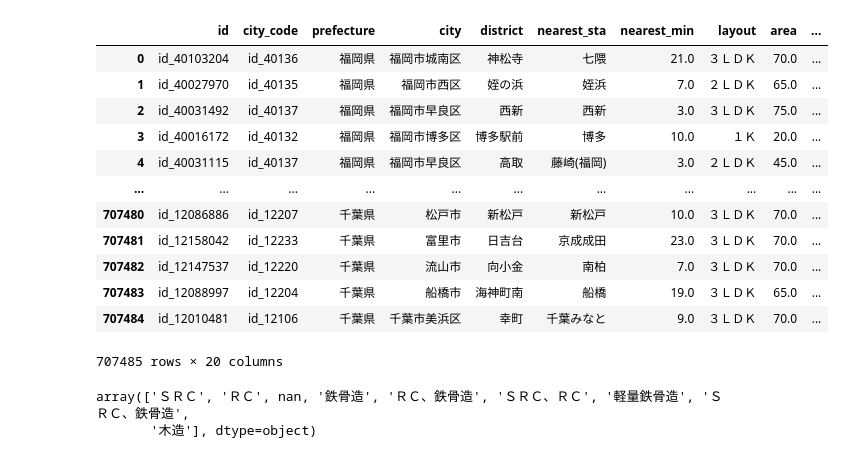
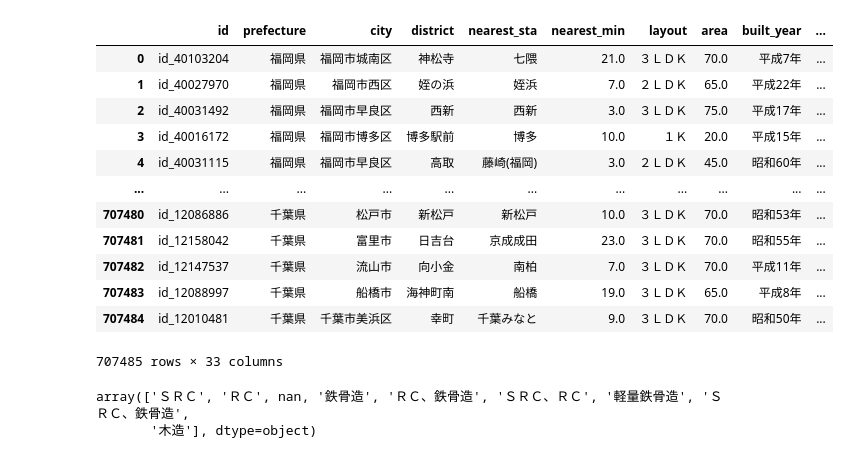
Before and after one commit to habroptilus/ds-monorepo, a Jupyter notebook: projects/house_price/eda.ipynb, the cells around one changed output. Saved outputs shown, nothing was run; the diff lists cells and outputs as text; code cells hidden in the pictures.

```diff
--- a/projects/house_price/eda.ipynb
+++ b/projects/house_price/eda.ipynb
@@ -1,20 +1,20 @@
 # %%
 import pandas as pd
 
-train=pd.read_csv("data/train_v1.csv")
-test=pd.read_csv("data/test_v1.csv")
+train=pd.read_csv("data/train_v2.csv")
+test=pd.read_csv("data/test_v2.csv")
 train
 # %% [output]
-|  | id | city_code | prefecture | city | district | nearest_sta | nearest_min | layout | area | ... |
-| 0 | id_40103204 | id_40136 | 福岡県 | 福岡市城南区 | 神松寺 | 七隈 | 21.0 | ３ＬＤＫ | 70.0 | ... |
-| 1 | id_40027970 | id_40135 | 福岡県 | 福岡市西区 | 姪の浜 | 姪浜 | 7.0 | ２ＬＤＫ | 65.0 | ... |
-| 2 | id_40031492 | id_40137 | 福岡県 | 福岡市早良区 | 西新 | 西新 | 3.0 | ３ＬＤＫ | 75.0 | ... |
-| 3 | id_40016172 | id_40132 | 福岡県 | 福岡市博多区 | 博多駅前 | 博多 | 10.0 | １Ｋ | 20.0 | ... |
-| 4 | id_40031115 | id_40137 | 福岡県 | 福岡市早良区 | 高取 | 藤崎(福岡) | 3.0 | ２ＬＤＫ | 45.0 | ... |
+|  | id | prefecture | city | district | nearest_sta | nearest_min | layout | area | built_year | ... |
+| 0 | id_40103204 | 福岡県 | 福岡市城南区 | 神松寺 | 七隈 | 21.0 | ３ＬＤＫ | 70.0 | 平成7年 | ... |
+| 1 | id_40027970 | 福岡県 | 福岡市西区 | 姪の浜 | 姪浜 | 7.0 | ２ＬＤＫ | 65.0 | 平成22年 | ... |
+| 2 | id_40031492 | 福岡県 | 福岡市早良区 | 西新 | 西新 | 3.0 | ３ＬＤＫ | 75.0 | 平成17年 | ... |
+| 3 | id_40016172 | 福岡県 | 福岡市博多区 | 博多駅前 | 博多 | 10.0 | １Ｋ | 20.0 | 平成15年 | ... |
+| 4 | id_40031115 | 福岡県 | 福岡市早良区 | 高取 | 藤崎(福岡) | 3.0 | ２ＬＤＫ | 45.0 | 昭和60年 | ... |
 | ... | ... | ... | ... | ... | ... | ... | ... | ... | ... | ... |
-| 707480 | id_12086886 | id_12207 | 千葉県 | 松戸市 | 新松戸 | 新松戸 | 10.0 | ３ＬＤＫ | 70.0 | ... |
-| 707481 | id_12158042 | id_12233 | 千葉県 | 富里市 | 日吉台 | 京成成田 | 23.0 | ３ＬＤＫ | 70.0 | ... |
-| 707482 | id_12147537 | id_12220 | 千葉県 | 流山市 | 向小金 | 南柏 | 7.0 | ３ＬＤＫ | 70.0 | ... |
-| 707483 | id_12088997 | id_12204 | 千葉県 | 船橋市 | 海神町南 | 船橋 | 19.0 | ３ＬＤＫ | 65.0 | ... |
-| 707484 | id_12010481 | id_12106 | 千葉県 | 千葉市美浜区 | 幸町 | 千葉みなと | 9.0 | ３ＬＤＫ | 70.0 | ... |
+| 707480 | id_12086886 | 千葉県 | 松戸市 | 新松戸 | 新松戸 | 10.0 | ３ＬＤＫ | 70.0 | 昭和53年 | ... |
+| 707481 | id_12158042 | 千葉県 | 富里市 | 日吉台 | 京成成田 | 23.0 | ３ＬＤＫ | 70.0 | 昭和55年 | ... |
+| 707482 | id_12147537 | 千葉県 | 流山市 | 向小金 | 南柏 | 7.0 | ３ＬＤＫ | 70.0 | 平成11年 | ... |
+| 707483 | id_12088997 | 千葉県 | 船橋市 | 海神町南 | 船橋 | 19.0 | ３ＬＤＫ | 65.0 | 平成8年 | ... |
+| 707484 | id_12010481 | 千葉県 | 千葉市美浜区 | 幸町 | 千葉みなと | 9.0 | ３ＬＤＫ | 70.0 | 昭和50年 | ... |
-707485 rows × 20 columns
+707485 rows × 33 columns
```
Also changed, not shown: parts of 2 cells of this notebook, 11 other files.
